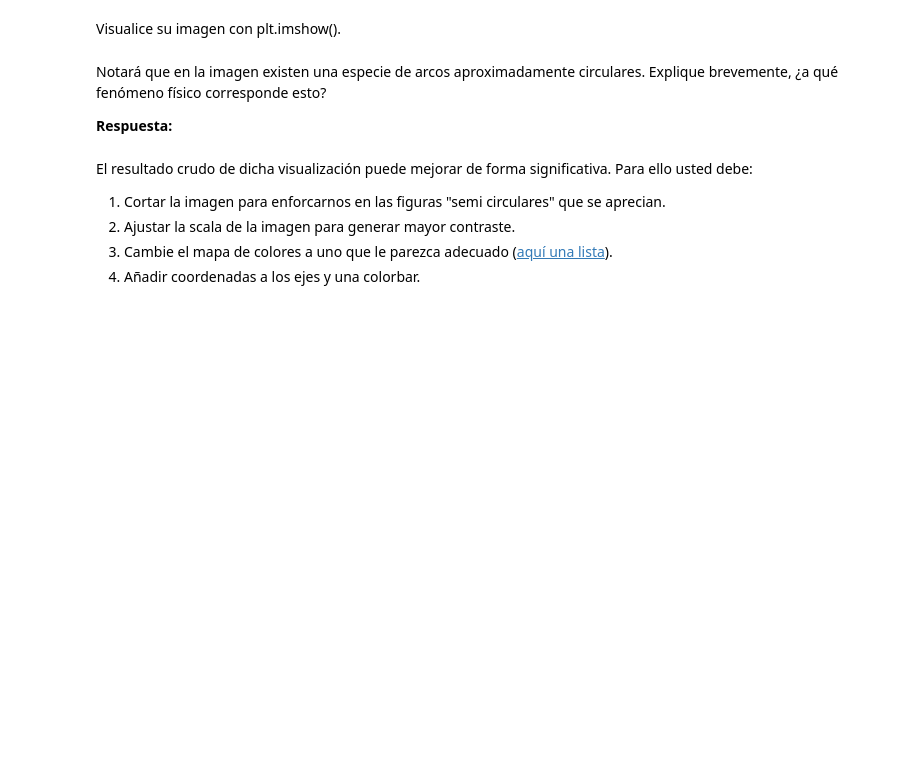
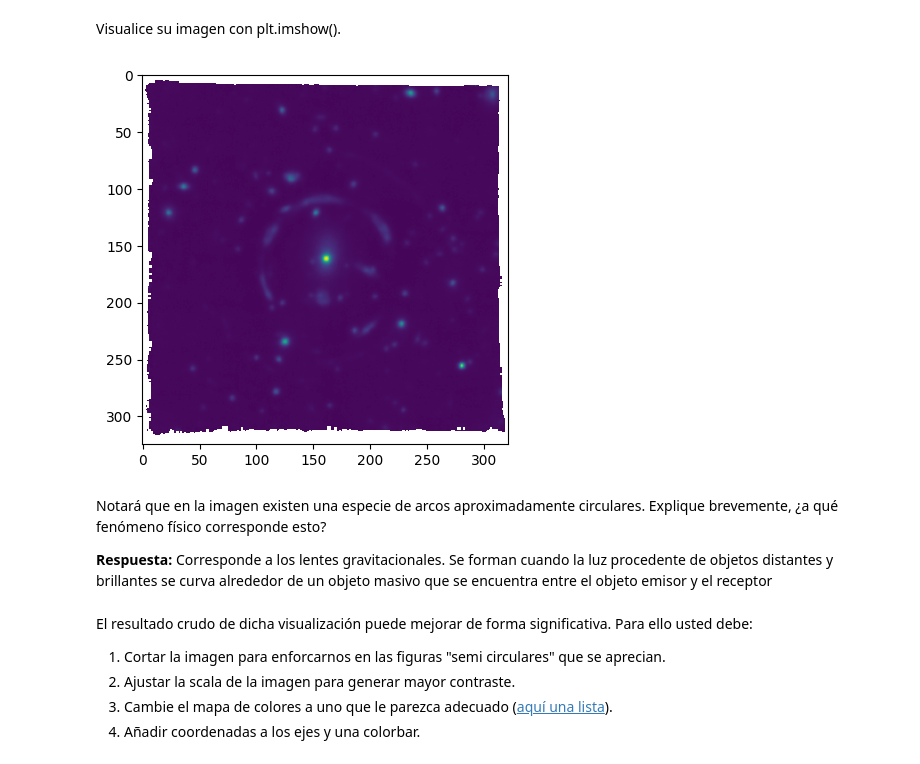
Before and after one commit to FPereiraI/Tarea-4, a Jupyter notebook: Tarea4.ipynb, the cells around one changed output. Drawn from its saved outputs; the diff is of its cells as text; code cells hidden in the pictures; blank space fills up the shorter version.

```diff
--- a/Tarea4.ipynb
+++ b/Tarea4.ipynb
@@ -124,15 +124,19 @@ Cree un código capaz de calcular una white-light image (una línea con numpy),
 # %%
 # Aquí el código.
 import numpy as np
-white_light_image =
+white_light_image = np.sum(datos, axis=0) # Suma de datos en el eje 0, el espectral
 # %% [markdown]
 Visualice su imagen con plt.imshow().
 # %%
 import matplotlib.pyplot as plt
+plt.imshow(white_light_image)
+plt.show()
+# %% [output]
+[figure, added]
 # %% [markdown]
 Notará que en la imagen existen una especie de arcos aproximadamente circulares. Explique brevemente, ¿a qué fenómeno físico corresponde esto?
 
-**Respuesta:**
+**Respuesta:** Corresponde a los lentes gravitacionales. Se forman cuando la luz procedente de objetos distantes y brillantes se curva alrededor de un objeto masivo que se encuentra entre el objeto emisor y el receptor
 # %% [markdown]
 El resultado crudo de dicha visualización puede mejorar de forma significativa.
 Para ello usted debe:
```
Also changed, not shown: parts of 5 cells of this notebook.
